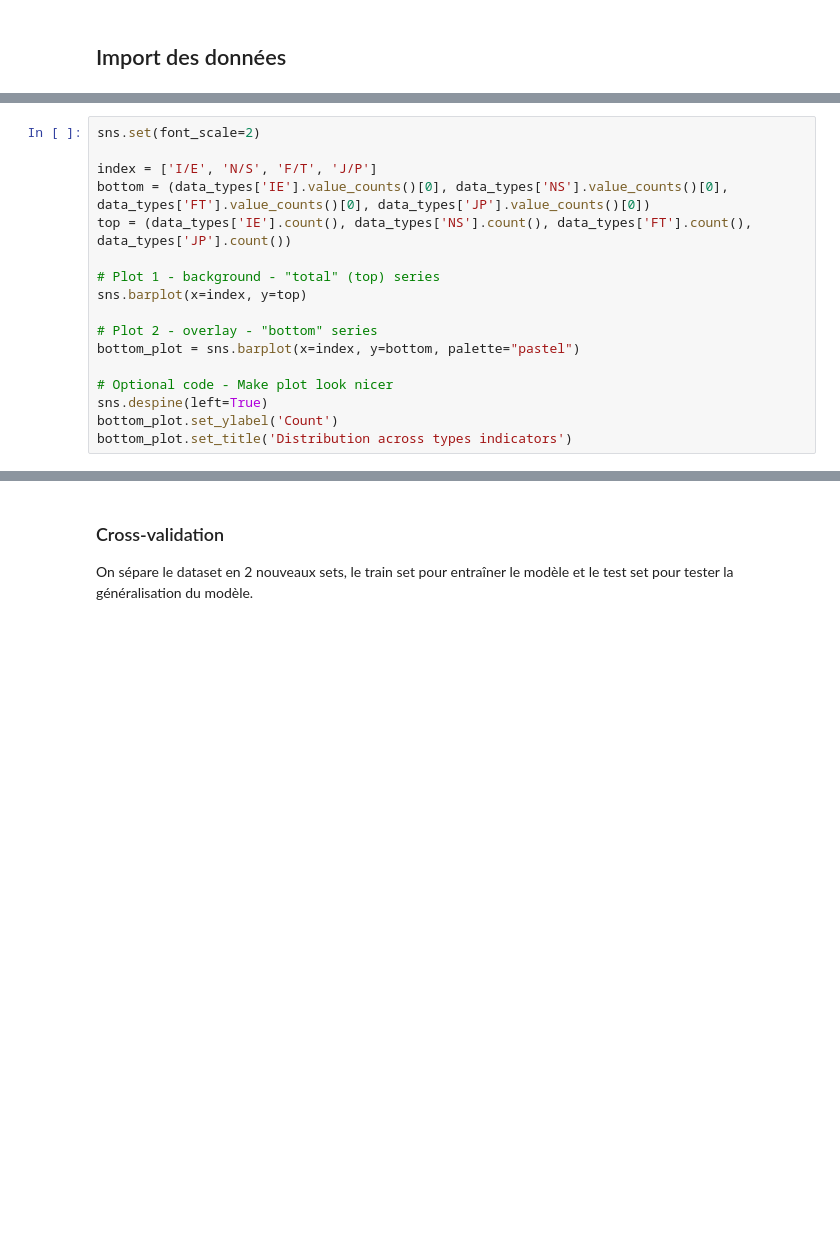
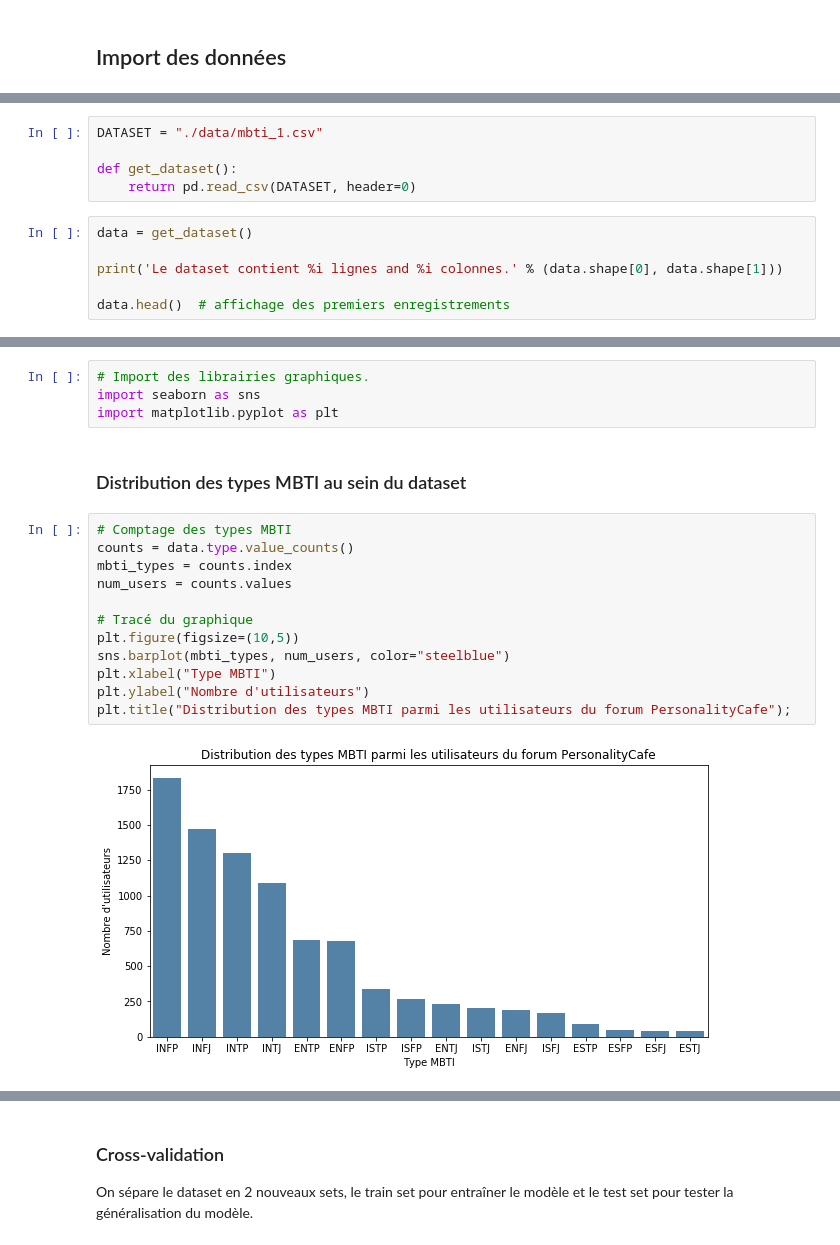
Before and after one commit to literate-waffle/mbti, a Jupyter notebook: mbti.ipynb, the cells around one changed output, grey strips where cells are left out. Drawn from its saved outputs; the diff is of its cells as text; blank space fills up the shorter version.

Commit message:
finish dataset visualization

```diff
--- a/mbti.ipynb
+++ b/mbti.ipynb
@@ -247,17 +41,0 @@ Judging (J) – Perceiving (P):            3434  /  5241
-# %%
-sns.set(font_scale=2)
-
-index = ['I/E', 'N/S', 'F/T', 'J/P']
-bottom = (data_types['IE'].value_counts()[0], data_types['NS'].value_counts()[0], data_types['FT'].value_counts()[0], data_types['JP'].value_counts()[0])
-top = (data_types['IE'].count(), data_types['NS'].count(), data_types['FT'].count(), data_types['JP'].count())
-
-# Plot 1 - background - "total" (top) series
-sns.barplot(x=index, y=top)
-
-# Plot 2 - overlay - "bottom" series
-bottom_plot = sns.barplot(x=index, y=bottom, palette="pastel")
-
-# Optional code - Make plot look nicer
-sns.despine(left=True)
-bottom_plot.set_ylabel('Count')
-bottom_plot.set_title('Distribution across types indicators')
@@ -337,0 +44,11 @@ Dataset has 8675 rows and 2 columns
+# %%
+DATASET = "./data/mbti_1.csv"
+
+def get_dataset():
+    return pd.read_csv(DATASET, header=0)
+# %%
+data = get_dataset()
+
+print('Le dataset contient %i lignes and %i colonnes.' % (data.shape[0], data.shape[1]))
+
+data.head()  # affichage des premiers enregistrements
@@ -337,0 +69,20 @@ Dataset has 8675 rows and 2 columns
+# %%
+# Import des librairies graphiques.
+import seaborn as sns
+import matplotlib.pyplot as plt
+# %% [markdown]
+### Distribution des types MBTI au sein du dataset
+# %%
+# Comptage des types MBTI
+counts = data.type.value_counts()
+mbti_types = counts.index
+num_users = counts.values
+
+# Tracé du graphique
+plt.figure(figsize=(10,5))
+sns.barplot(mbti_types, num_users, color="steelblue")
+plt.xlabel("Type MBTI")
+plt.ylabel("Nombre d'utilisateurs")
+plt.title("Distribution des types MBTI parmi les utilisateurs du forum PersonalityCafe");
+# %% [output]
+[figure, added]
```
Also changed, not shown: parts of 75 cells of this notebook, 1 other file.
